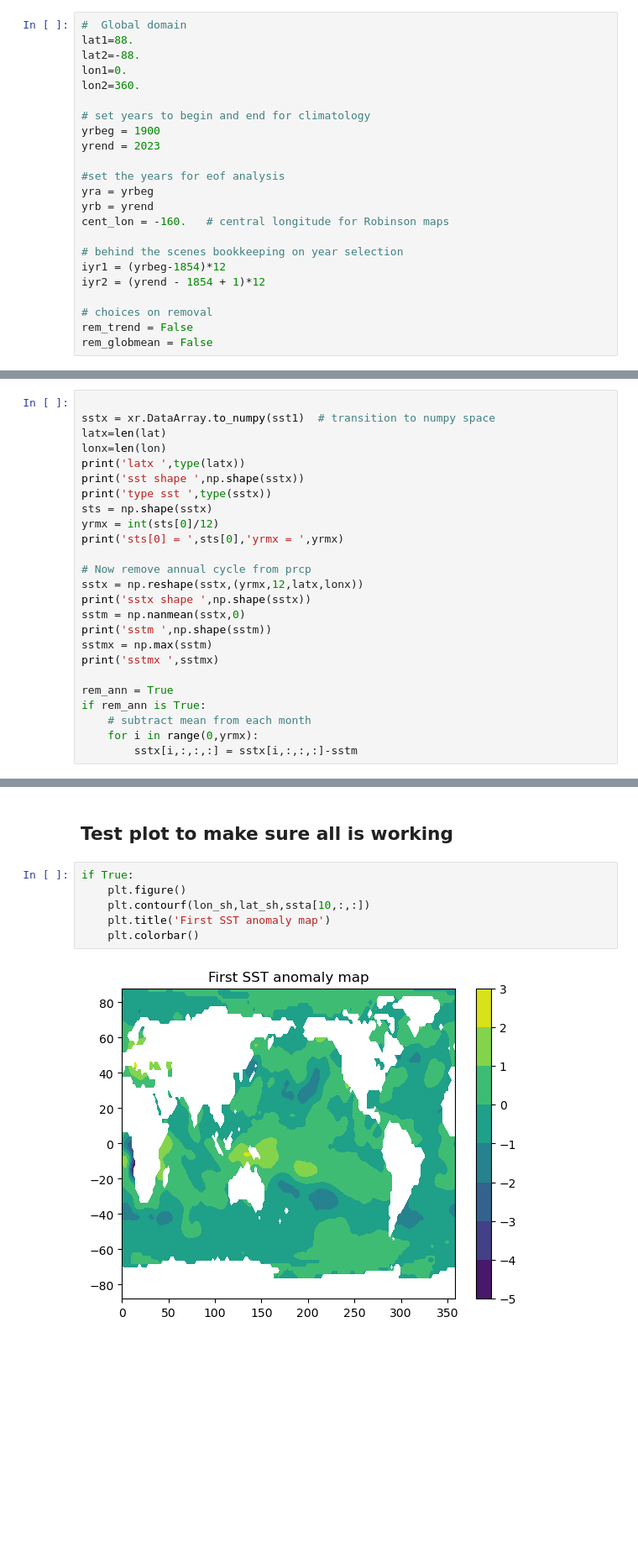
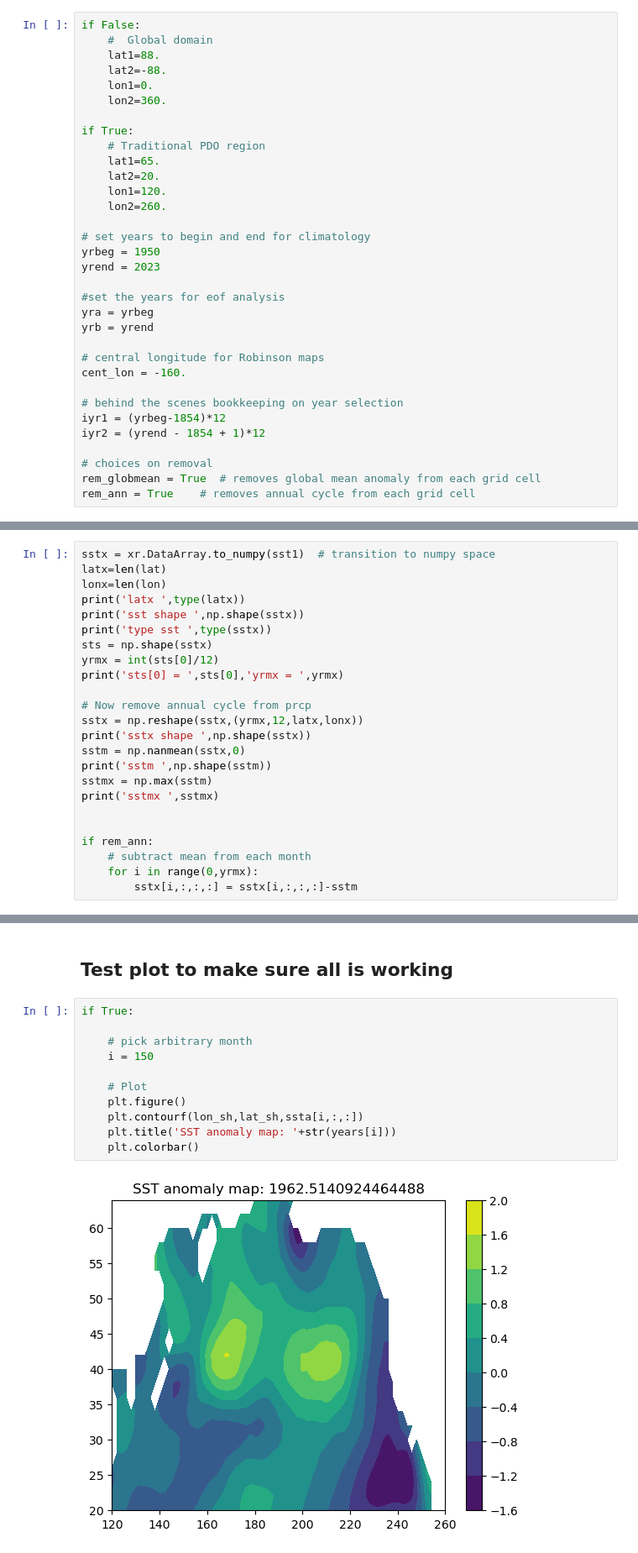
Before and after one commit to liamkirkpatrick/atm552_hw5, a Jupyter notebook: global_mean.ipynb, the cells around one changed output, grey strips where cells are left out. Shown at 84% size. Drawn from its saved outputs; the diff is of its cells as text; blank space fills up the shorter version.

```diff
--- a/global_mean.ipynb
+++ b/global_mean.ipynb
@@ -33,25 +35,35 @@ Intel MKL WARNING: Support of Intel(R) Streaming SIMD Extensions 4.2 (Intel(R) S
 # %%
-#  Global domain
-lat1=88.
-lat2=-88.
-lon1=0.
-lon2=360.
+if False:
+    #  Global domain
+    lat1=88.
+    lat2=-88.
+    lon1=0.
+    lon2=360.
+
+if True:
+    # Traditional PDO region
+    lat1=65.
+    lat2=20.
+    lon1=120.
+    lon2=260.
 
 # set years to begin and end for climatology
-yrbeg = 1900
+yrbeg = 1950
 yrend = 2023
 
 #set the years for eof analysis
 yra = yrbeg
 yrb = yrend
-cent_lon = -160.   # central longitude for Robinson maps
+
+# central longitude for Robinson maps
+cent_lon = -160.
 
 # behind the scenes bookkeeping on year selection
 iyr1 = (yrbeg-1854)*12
 iyr2 = (yrend - 1854 + 1)*12
 
 # choices on removal
-rem_trend = False
-rem_globmean = False
+rem_globmean = True  # removes global mean anomaly from each grid cell
+rem_ann = True    # removes annual cycle from each grid cell
 # %%
 ## Import Data
@@ -143,5 +137,4 @@ Here we remvoe the annual cycle.
 # %%
-
 sstx = xr.DataArray.to_numpy(sst1)  # transition to numpy space
 latx=len(lat)
 lonx=len(lon)
@@ -160,8 +153,8 @@ print('sstm ',np.shape(sstm))
 sstmx = np.max(sstm)
 print('sstmx ',sstmx)
 
-rem_ann = True
-if rem_ann is True:
+
+if rem_ann:
     # subtract mean from each month
     for i in range(0,yrmx):
         sstx[i,:,:,:] = sstx[i,:,:,:]-sstm
@@ -261,9 +297,14 @@ range(0, 89)
 ## Test plot to make sure  all is working
 # %%
 if True:
+
+    # pick arbitrary month
+    i = 150
+
+    # Plot
     plt.figure()
-    plt.contourf(lon_sh,lat_sh,ssta[10,:,:])
-    plt.title('First SST anomaly map')
+    plt.contourf(lon_sh,lat_sh,ssta[i,:,:])
+    plt.title('SST anomaly map: '+str(years[i]))
     plt.colorbar()
 # %% [output]
-[figure, old version]
+[figure, new version]
```
Also changed, not shown: parts of 22 cells of this notebook, 1 other file.
